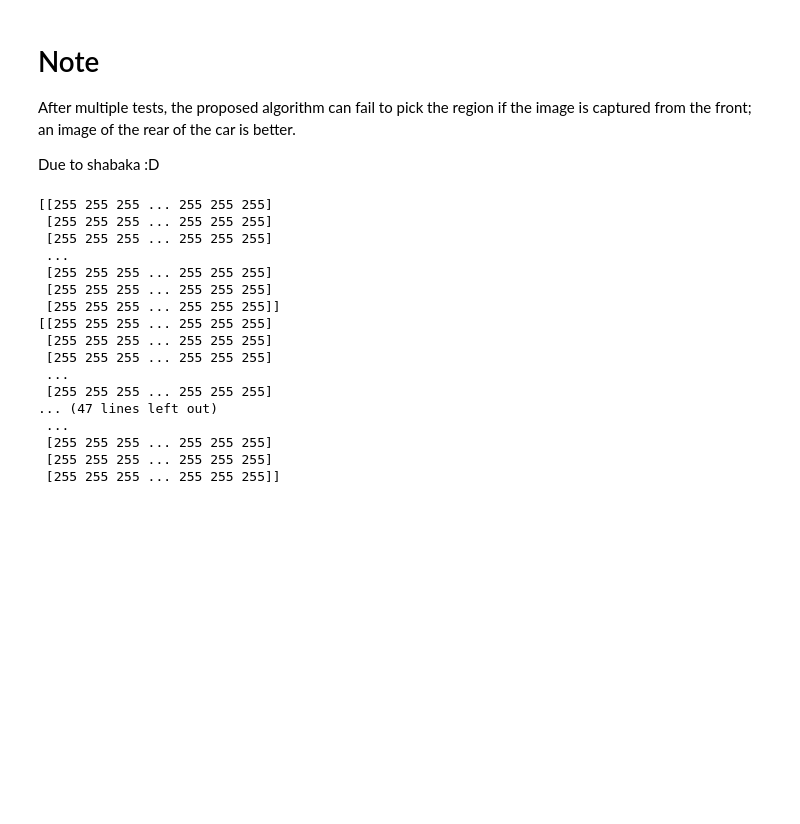
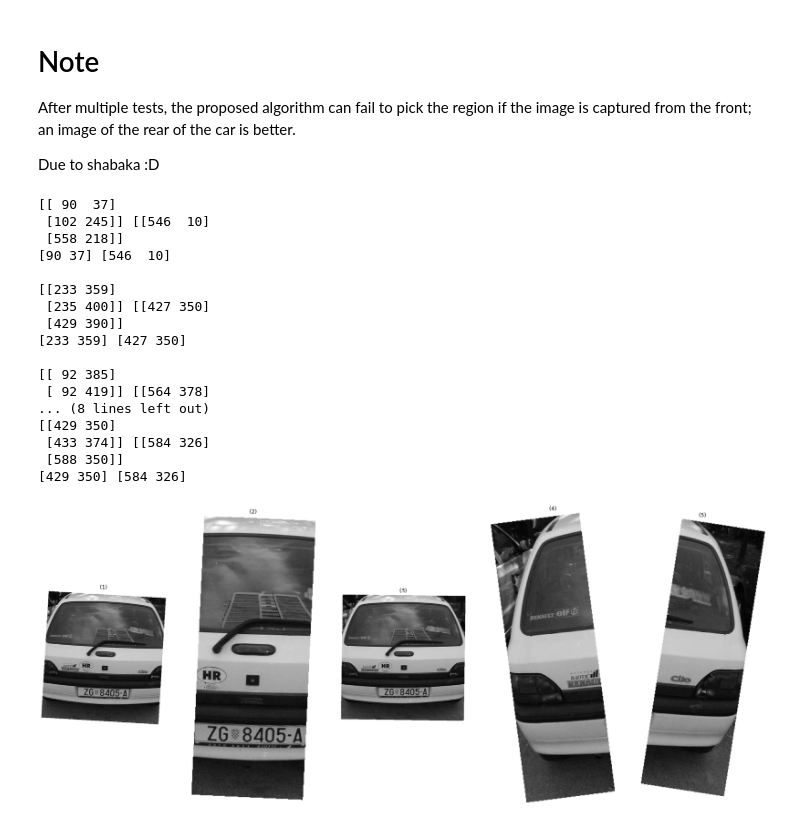
Before and after one commit to ellethykhaled/License-Plate-Recognition, a Jupyter notebook: testingFile.ipynb, the cells around one changed output. Drawn from its saved outputs; the diff is of its cells as text; code cells hidden in the pictures; blank space fills up the shorter version.

Commit message:
License Plate Candidates

```diff
--- a/testingFile.ipynb
+++ b/testingFile.ipynb
@@ -152,54 +153,65 @@ Due to shabaka :D
 # %%
 image = grayImage.astype('uint8')
 gray = cv2.bilateralFilter(image, 11, 17, 17)
 
 # Apply some preprocessing to the region of interest in order to get the edges
 edged = sobel(gray)
 th = threshold_otsu(np.abs(edged))
 edged = edged > th
 edged = edged.astype('uint8')
 
 # Find contours based on Edges
 contours  = cv2.findContours(edged.copy(), cv2.RETR_EXTERNAL, cv2.CHAIN_APPROX_SIMPLE)
 
 # Top 30 Contours
 contours = contours[0] if len(contours) == 2 else contours[1]
 contours = sorted(contours, key = cv2.contourArea, reverse = True)[:50]
 
+images = []
+
 for contour in contours:
     rectangle = cv2.minAreaRect(contour)
     box = np.int0(cv2.boxPoints(rectangle))
     _, start, _, end = box
     width = np.abs(end[0] - start[0])
     height = np.abs(end[1] - start[1])
     if width > height and width > 150:
         xStart = min(start[0], end[0])
         xEnd = max(start[0], end[0])
         detectedLicensePlate = image[:, xStart : xEnd]
-        sortedX = box[np.argsort(box[:, 0])]
-        startEdges = sortedX[0 : 2]
-        endEdges = sortedX[2 :]
-        start = startEdges[np.argsort(startEdges[:, 1])][0]
-        end = endEdges[np.argsort(endEdges[:, 1])][0]
 
-        angle = np.rad2deg(np.arctan2(end[1] - start[1], end[0] - start[0]))
+        sortedBasedOnX = box[np.argsort(box[:, 0])]
+
+        pointsOfStartingVericalEdge = sortedBasedOnX[0 : 2]
+        pointsOfEndingVericalEdge = sortedBasedOnX[2 :]
+        print(pointsOfStartingVericalEdge, pointsOfEndingVericalEdge)
+
+        lowerPointOfStart = pointsOfStartingVericalEdge[np.argsort(pointsOfStartingVericalEdge[:, 1])][0]
+        lowerPointOfEnd = pointsOfEndingVericalEdge[np.argsort(pointsOfEndingVericalEdge[:, 1])][0]
+
+        print(lowerPointOfStart, lowerPointOfEnd, "\n")
+
+        angle = np.rad2deg(np.arctan2(lowerPointOfEnd[1] - lowerPointOfStart[1], lowerPointOfEnd[0] - lowerPointOfStart[0]))
         detectedLicensePlate = ndimage.rotate(detectedLicensePlate, angle, cval = 255)
-        print(detectedLicensePlate)
+        # print(detectedLicensePlate)
+        images.append(detectedLicensePlate)
+show_images(images)
 # %% [output]
-[[255 255 255 ... 255 255 255]
- [255 255 255 ... 255 255 255]
- [255 255 255 ... 255 255 255]
- ...
- [255 255 255 ... 255 255 255]
- [255 255 255 ... 255 255 255]
- [255 255 255 ... 255 255 255]]
-[[255 255 255 ... 255 255 255]
- [255 255 255 ... 255 255 255]
- [255 255 255 ... 255 255 255]
- ...
- [255 255 255 ... 255 255 255]
-... (47 lines left out)
- ...
- [255 255 255 ... 255 255 255]
- [255 255 255 ... 255 255 255]
- [255 255 255 ... 255 255 255]]
+[[ 90  37]
+ [102 245]] [[546  10]
+ [558 218]]
+[90 37] [546  10]
+
+[[233 359]
+ [235 400]] [[427 350]
+ [429 390]]
+[233 359] [427 350]
+
+[[ 92 385]
+ [ 92 419]] [[564 378]
+... (8 lines left out)
+[[429 350]
+ [433 374]] [[584 326]
+ [588 350]]
+[429 350] [584 326]
+[figure, added]
```
Also changed, not shown: parts of 6 cells of this notebook, 1 other file.
